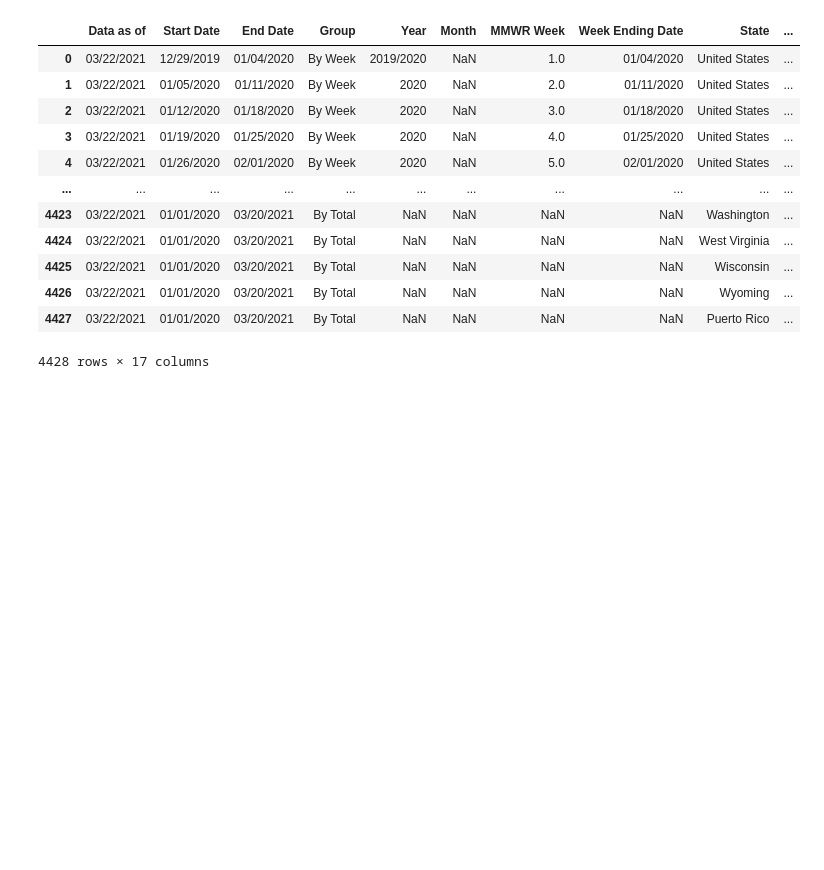
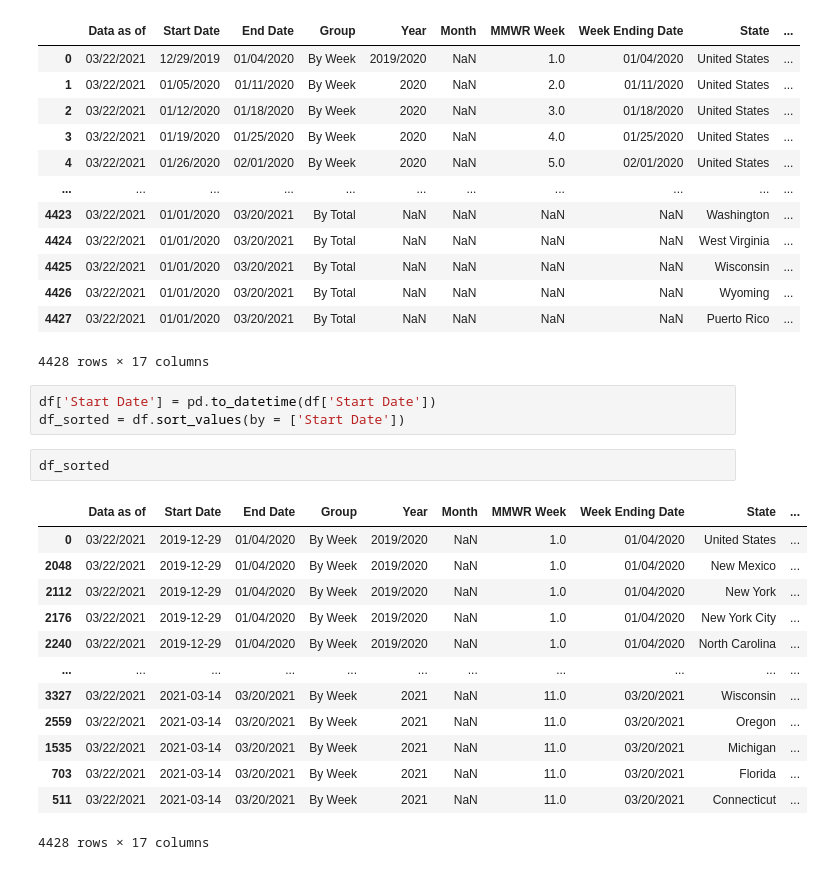
Before and after one commit to erickzli/IS597-COVID-Project, a Jupyter notebook: Kerstin's Folder/Clean Data- Provisional Death Counts by Week per State.ipynb, the cells around one changed output. Cells and saved outputs as stored; diff of their text form; blank space fills up the shorter version.

```diff
--- a/Kerstin's Folder/Clean Data- Provisional Death Counts by Week per State.ipynb
+++ b/Kerstin's Folder/Clean Data- Provisional Death Counts by Week per State.ipynb
@@ -123,4 +123,23 @@ df
 | 4426 | 03/22/2021 | 01/01/2020 | 03/20/2021 | By Total | NaN | NaN | NaN | NaN | Wyoming | ... |
 | 4427 | 03/22/2021 | 01/01/2020 | 03/20/2021 | By Total | NaN | NaN | NaN | NaN | Puerto Rico | ... |
 4428 rows × 17 columns
+# %%
+df['Start Date'] = pd.to_datetime(df['Start Date'])
+df_sorted = df.sort_values(by = ['Start Date'])
+# %%
+df_sorted
+# %% [output]
+|  | Data as of | Start Date | End Date | Group | Year | Month | MMWR Week | Week Ending Date | State | ... |
+| 0 | 03/22/2021 | 2019-12-29 | 01/04/2020 | By Week | 2019/2020 | NaN | 1.0 | 01/04/2020 | United States | ... |
+| 2048 | 03/22/2021 | 2019-12-29 | 01/04/2020 | By Week | 2019/2020 | NaN | 1.0 | 01/04/2020 | New Mexico | ... |
+| 2112 | 03/22/2021 | 2019-12-29 | 01/04/2020 | By Week | 2019/2020 | NaN | 1.0 | 01/04/2020 | New York | ... |
+| 2176 | 03/22/2021 | 2019-12-29 | 01/04/2020 | By Week | 2019/2020 | NaN | 1.0 | 01/04/2020 | New York City | ... |
+| 2240 | 03/22/2021 | 2019-12-29 | 01/04/2020 | By Week | 2019/2020 | NaN | 1.0 | 01/04/2020 | North Carolina | ... |
+| ... | ... | ... | ... | ... | ... | ... | ... | ... | ... | ... |
+| 3327 | 03/22/2021 | 2021-03-14 | 03/20/2021 | By Week | 2021 | NaN | 11.0 | 03/20/2021 | Wisconsin | ... |
+| 2559 | 03/22/2021 | 2021-03-14 | 03/20/2021 | By Week | 2021 | NaN | 11.0 | 03/20/2021 | Oregon | ... |
+| 1535 | 03/22/2021 | 2021-03-14 | 03/20/2021 | By Week | 2021 | NaN | 11.0 | 03/20/2021 | Michigan | ... |
+| 703 | 03/22/2021 | 2021-03-14 | 03/20/2021 | By Week | 2021 | NaN | 11.0 | 03/20/2021 | Florida | ... |
+| 511 | 03/22/2021 | 2021-03-14 | 03/20/2021 | By Week | 2021 | NaN | 11.0 | 03/20/2021 | Connecticut | ... |
+4428 rows × 17 columns
 # %%
```
Also changed, not shown: parts of 1 cell of this notebook, 1 other file.
